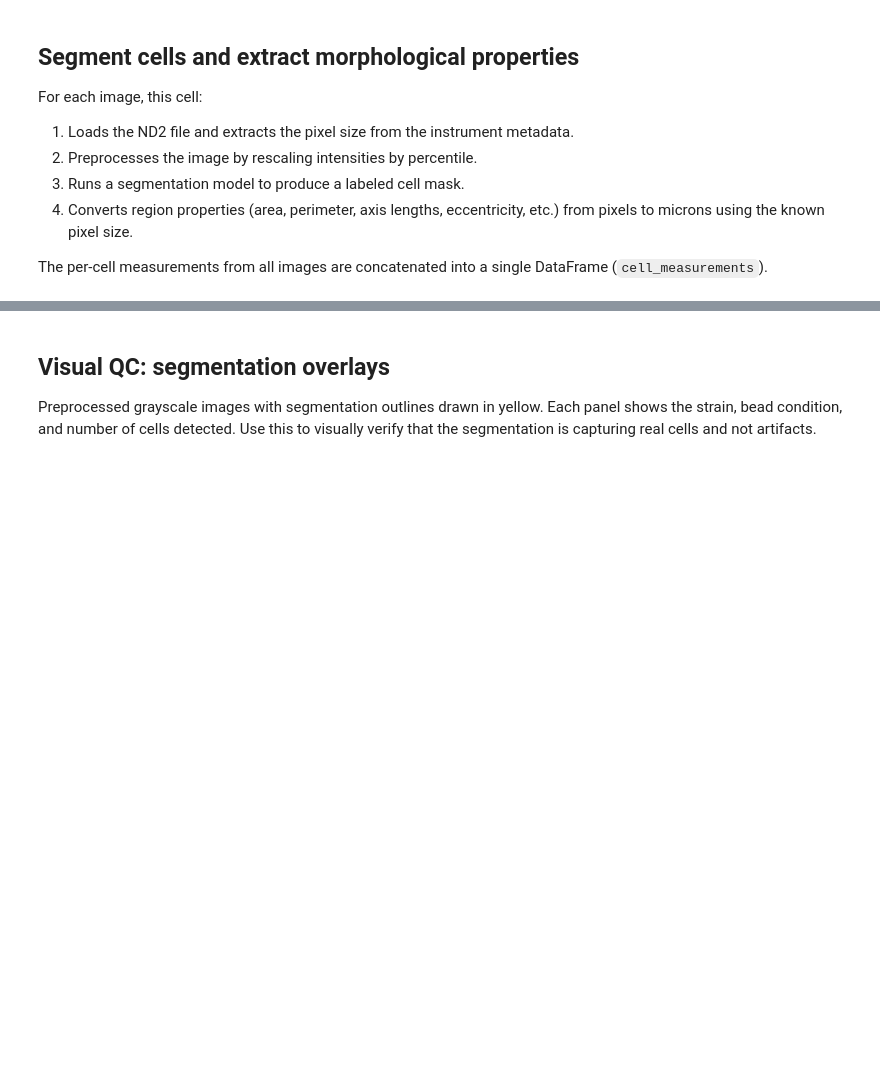
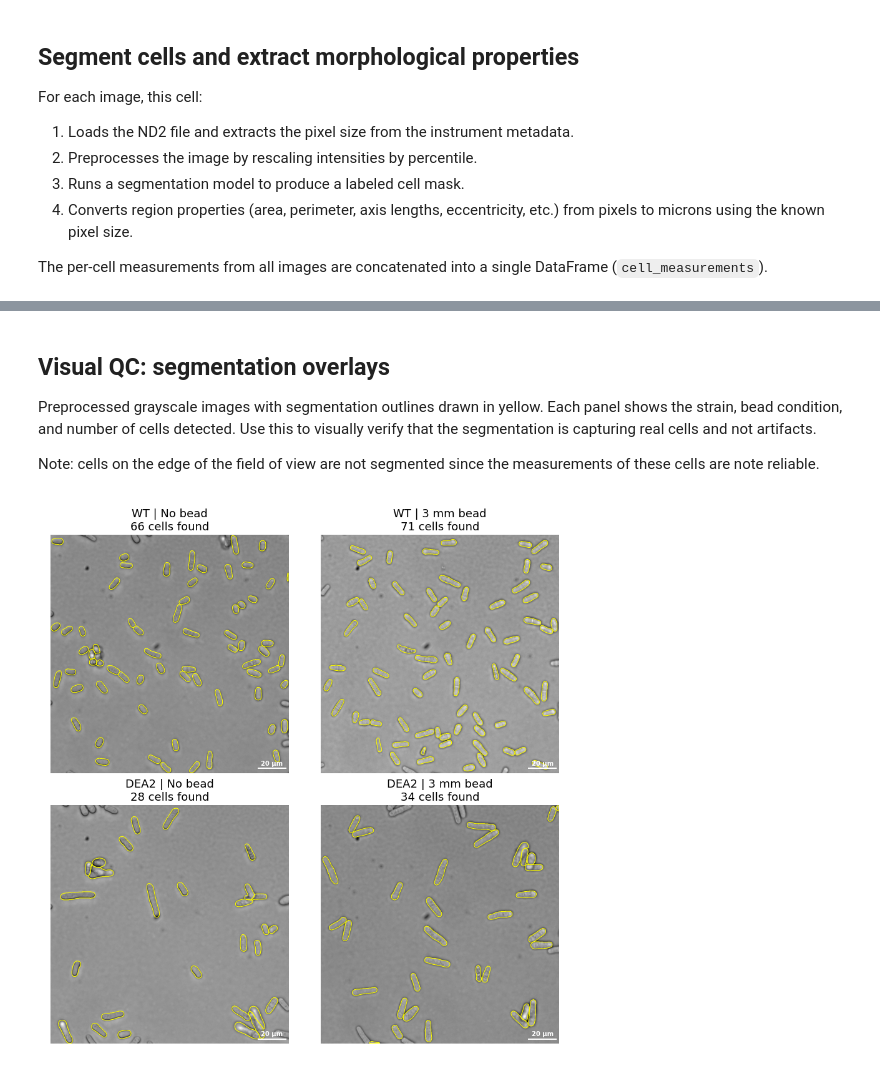
Before and after one commit to Arcadia-Science/beads-cell-growth, a Jupyter notebook: notebooks/segmentation-example.ipynb, the cells around one changed output, grey strips where cells are left out. Saved outputs shown, nothing was run; the diff lists cells and outputs as text; code cells hidden in the pictures; blank space fills up the shorter version.

```diff
--- a/notebooks/segmentation-example.ipynb
+++ b/notebooks/segmentation-example.ipynb
@@ -149,31 +174,59 @@ _ = sns.move_legend(ax, "upper left", bbox_to_anchor=(1, 1))
 ## Visual QC: segmentation overlays
 
 Preprocessed grayscale images with segmentation outlines drawn in yellow. Each panel shows the strain, bead condition, and number of cells detected. Use this to visually verify that the segmentation is capturing real cells and not artifacts.
+
+Note: cells on the edge of the field of view are not segmented since the measurements of these cells are note reliable.
 # %%
 # Create figure
 fig, axes = plt.subplots(
     nrows=2,
     ncols=2,
     figsize=(12, 12),
     layout="constrained",
 )
 
 # Iterate over the sample metadata to plot each image
 for i, row in sample_metadata.iterrows():
     strain = row["strain"]
     bead_size_mm = row["bead_size_mm"]
     ax = axes.flatten()[i]
 
     preprocessed = preprocessed_images[i]
     ax.imshow(preprocessed, cmap="gray")
 
     # Each outline is an (N, 2) array of boundary pixel coordinates for one segmented cell.
     # Coordinates are in row-col (yx) order, so we index [:, 1] for x and [:, 0] for y.
     mask = segmentation_masks[i]
     for coords_yx in mask.cell_outlines:
         ax.plot(coords_yx[:, 1], coords_yx[:, 0], "#ffff00", lw=1)
 
-    bead_str = f"{bead_size_mm} mm beads" if bead_size_mm != "none" else "No beads"
+    # Add a 20 µm scale bar to each subplot
+    scalebar_um = 20
+    scalebar_pixels = int(scalebar_um / pixel_size_um)
+    # Position: 10 pixels from bottom right
+    x0 = preprocessed.shape[1] - (scalebar_pixels + 10)
+    y0 = preprocessed.shape[0] - 20
+    ax.plot(
+        [x0, x0 + scalebar_pixels],
+        [y0, y0],
+        color="white",
+        linewidth=2,
+        solid_capstyle="butt",
+    )
+    ax.text(
+        x0 + scalebar_pixels // 2,
+        y0 - 10,
+        f"{scalebar_um} µm",
+        color="white",
+        ha="center",
+        va="bottom",
+        fontsize=10,
+        fontweight="bold",
+    )
+
+    bead_str = f"{bead_size_mm} mm bead" if bead_size_mm != "none" else "No bead"
     title = f"{strain} | {bead_str}\n{mask.num_cells} cells found"
-    ax.set_title(title)
+    ax.set_title(title, y=0.98)
     ax.axis("off")
+# %% [output]
+[figure, added]
```
Also changed, not shown: parts of 7 cells of this notebook.
